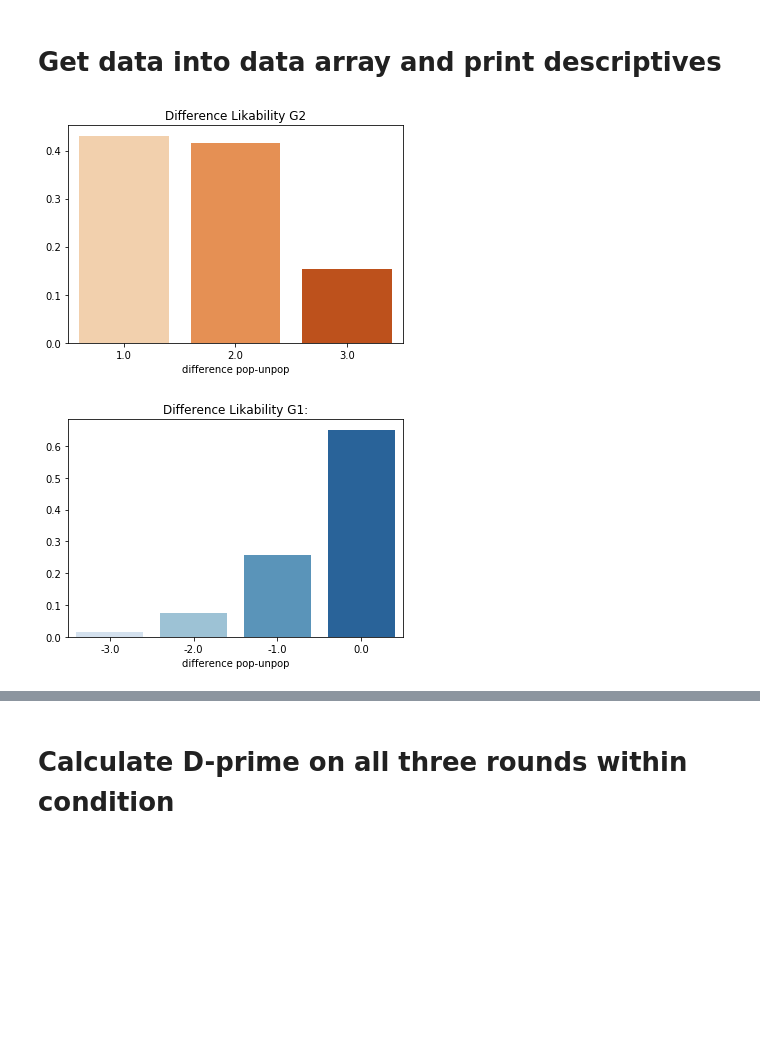
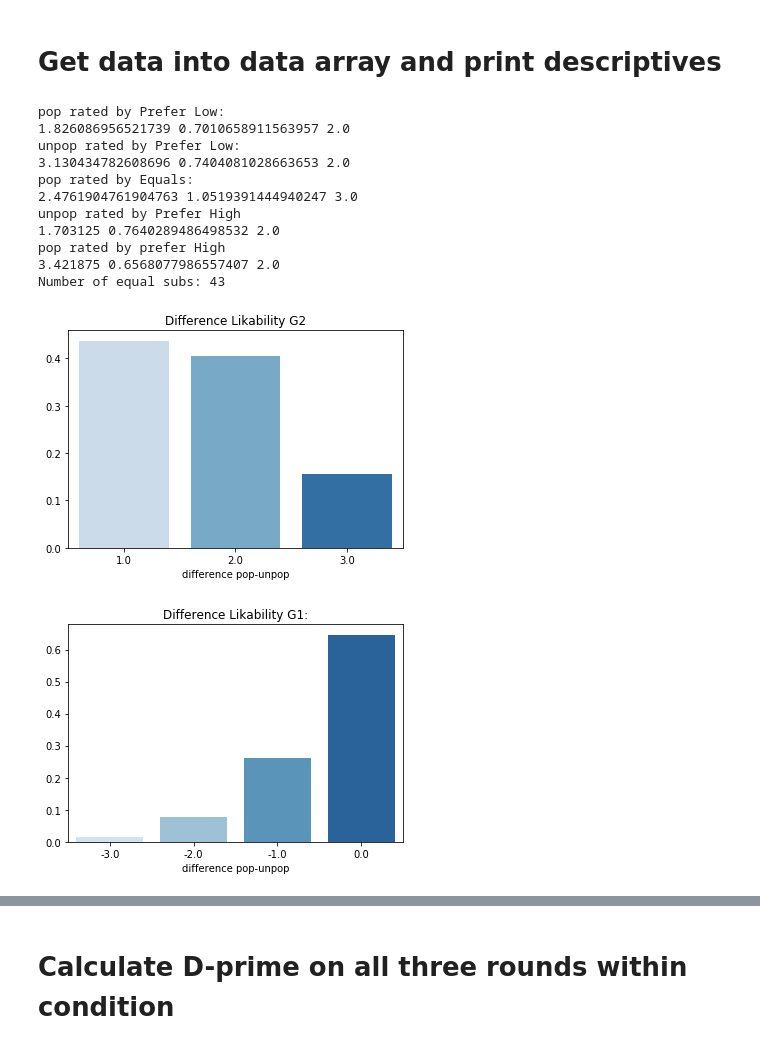
Before and after one commit to psharp1289/social_planets, a Jupyter notebook: preprocessing.ipynb, the cells around one changed output, grey strips where cells are left out. Drawn from its saved outputs; the diff is of its cells as text; code cells hidden in the pictures; blank space fills up the shorter version.

```diff
--- a/preprocessing.ipynb
+++ b/preprocessing.ipynb
@@ -12,7 +12,8 @@ from scipy.stats import ttest_ind
 import seaborn as sns
 import matplotlib.pyplot as plt
 
-path_files='/Users/paulsharp/Documents/Eva_Telzer_Collaboration/social_planets_data'
+path_files='/home/paul/MPC_Files/projects/Do_Sharp_Telzer_ProjectARC/social_planets_data/data_files'
+os.chdir(path_files)
 csvfiles=[x for x in os.listdir(os.curdir) if x.endswith('-.csv')]
 
 
@@ -25,7 +26,7 @@ combo_pop=[]
 combo_unpop=[]
 acceptable=[1,2,3,4]
 subs_ttp=[]
-soc_stat_df=pd.read_csv('sub_soc_stats_socialpref.csv')
+# soc_stat_df=pd.read_csv('sub_soc_stats_socialpref.csv')
 counter=-1
 
 #iterate through csv files that has self-report data
@@ -72,46 +73,89 @@ num_negative=0
 num_equal=0
 equal_vals=[]
 negative_vals=[]
+neg_unpop=[]
 positive_vals=[]
 counter=-1
 positive_subs=[['G2_popMore']]
 equal_subs=[['G1_equal']]
 neg_subs=[['G1_unpopMore']]
+
+just_negs=[]
+equal_all=[]
+
 likeable_subs_no_equals=[]
 likeable_subs_no_negs=[]
+likeable_subs_three=[]
 for i in difference_liks:
     counter+=1
     if i<0:
         num_negative+=1
-        negative_vals.append(unpop_lik[counter])
+        negative_vals.append(pop_lik[counter])
+        neg_unpop.append(unpop_lik[counter])
         likeable_subs_no_equals.append(0)
+        likeable_subs_three.append(-1)
         neg_subs.append([csvfiles[counter]])
+        just_negs.append(csvfiles[counter])
     elif i==0:
         num_equal+=1
         likeable_subs_no_negs.append(0)
+        likeable_subs_three.append(0)
         equal_vals.append(unpop_lik[counter])
         equal_subs.append([csvfiles[counter]])
+        equal_all.append(csvfiles[counter])
     else:
+        likeable_subs_three.append(1)
         likeable_subs_no_equals.append(1)
         likeable_subs_no_negs.append(1)
         positive_subs.append([csvfiles[counter]])
         positive_vals.append(pop_lik[counter])
+        just_negs.append(csvfiles[counter])
+        equal_all.append(csvfiles[counter])
 
+lik_pops=[]
+unlik_pops=[]
+lik_unpops=[]
+unlik_unpops=[]
+lik_vals=[]
+unlik_vals=[]
+for i in range(len(difference_liks)):
+    if likeable_subs[i]==0:
+        unlik_vals.append(difference_liks[i])
+        unlik_pops.append(pop_lik[i])
+        unlik_unpops.append(unpop_lik[i])
+
+    else:
+        lik_vals.append(difference_liks[i])
+        lik_pops.append(pop_lik[i])
+        lik_unpops.append(unpop_lik[i])
+
+
+print('pop rated by Prefer Low:')
+print(np.mean(negative_vals),np.std(negative_vals),np.ptp(negative_vals))
+print('unpop rated by Prefer Low:')
+print(np.mean(neg_unpop),np.std(neg_unpop),np.ptp(neg_unpop))
+print('pop rated by Equals:')
+print(np.mean(equal_vals),np.std(equal_vals),np.ptp(equal_vals))
+print('unpop rated by Prefer High')
+print(np.mean(lik_unpops),np.std(lik_unpops),np.ptp(lik_unpops))
+print('pop rated by prefer High')
+print(np.mean(lik_pops),np.std(lik_pops),np.ptp(lik_pops))
 
 #save .csv file with which subjects belong to which subgroup
 eq=np.asarray(equal_subs)
 neg=np.asarray(neg_subs)
 pos=np.asarray(positive_subs)
 all_ids=np.concatenate((neg,eq,pos),axis=0)
-with open('group_IDs.csv', 'a') as f:
-    csv.writer(f).writerows(all_ids)
+# with open('group_IDs.csv', 'a') as f:
+#     csv.writer(f).writerows(all_ids)
 
 
 #descriptive statistics on subgroup
-# noequs=np.asarray(likeable_subs_no_equals)
-# nonegs=np.asarray(likeable_subs_no_negs)
-# print('Number of equal subs: {}'.format(len(equal_subs)))
-# #np.save('likeable_no_negs',nonegs)
+threes=np.asarray(likeable_subs_three)
+noequs=np.asarray(likeable_subs_no_equals)
+nonegs=np.asarray(likeable_subs_no_negs)
+print('Number of equal subs: {}'.format(len(equal_subs)))
+#np.save('likeable_subs_allthree',threes)
 # print('number avg popular G2 : {}'.format(np.mean(positive_vals)))
 # print('')
 # print('number avg equal: {}'.format(np.mean(equal_vals)))
@@ -125,6 +169,8 @@ with open('group_IDs.csv', 'a') as f:
 # print('t: {} pval: {} diff b/t G1 equals and G2'.format(t,p))
 
 likeable_subs=[1 if val>0 else 0 for x,val in enumerate(difference_liks)]
+# np.save('likeable_subs_cleaned',likeable_subs)
+
 zeros=0
 
 #extract likability ratings for popular and unpopular peers across G1 and G2 for main displays
@@ -152,7 +198,7 @@ for i in range(len(difference_liks)):
 
 unique_elements, counts_elements = np.unique(lik_vals, return_counts=True)
 counts_elements=counts_elements/np.sum(counts_elements)
-ax=sns.barplot(x=unique_elements,y=counts_elements,palette='Oranges')
+ax=sns.barplot(x=unique_elements,y=counts_elements,palette='Blues')
 ax.set(title='Difference Likability G2',xlabel='difference pop-unpop')
 plt.show()
 unique_elements, counts_elements = np.unique(unlik_vals, return_counts=True)
@@ -174,32 +220,43 @@ ax=sns.barplot(x=unique_elements,y=counts_elements,palette='Blues')
 ax.set(title='G1 Likeability Ratings Popular Peers:',xlabel='likeability rating')
 plt.show()
 unique_elements, counts_elements = np.unique(lik_unpops, return_counts=True)
 counts_elements=counts_elements/np.sum(counts_elements)
 
 ax=sns.barplot(x=unique_elements,y=counts_elements,palette='Oranges')
 ax.set(title='G2 Likeability Ratings Unpopular Peers:',xlabel='likeability rating')
 plt.show()
 
 unique_elements, counts_elements = np.unique(unlik_unpops, return_counts=True)
 counts_elements=counts_elements/np.sum(counts_elements)
 ax=sns.barplot(x=unique_elements,y=counts_elements,palette='Blues')
 ax.set(title='G1 Likeability Ratings Unpopular Peers:',xlabel='likeability rating')
 plt.show()
 
 unique_elements, counts_elements = np.unique(equal_vals, return_counts=True)
 counts_elements=counts_elements/np.sum(counts_elements)
 
 ax=sns.barplot(x=unique_elements,y=counts_elements,palette='Greens')
 ax.set(title='Distribution for individuals that liked equally',xlabel='likeability rating')
 plt.show()
 
 
 unique_elements, counts_elements = np.unique(negative_vals, return_counts=True)
 counts_elements=counts_elements/np.sum(counts_elements)
 
 ax=sns.barplot(x=unique_elements,y=counts_elements,palette='Greens')
 ax.set(title='Distribution for individuals that liked unpopular peers more',xlabel='likeability rating')
 plt.show()
 # %% [output]
+pop rated by Prefer Low:
+1.826086956521739 0.7010658911563957 2.0
+unpop rated by Prefer Low:
+3.130434782608696 0.7404081028663653 2.0
+pop rated by Equals:
+2.4761904761904763 1.0519391444940247 3.0
+unpop rated by Prefer High
+1.703125 0.7640289486498532 2.0
+pop rated by prefer High
+3.421875 0.6568077986557407 2.0
+Number of equal subs: 43
-[figure, old version]
+[figure, new version]
 [figure]
```
Also changed, not shown: parts of 3 cells of this notebook, 10 other files.
